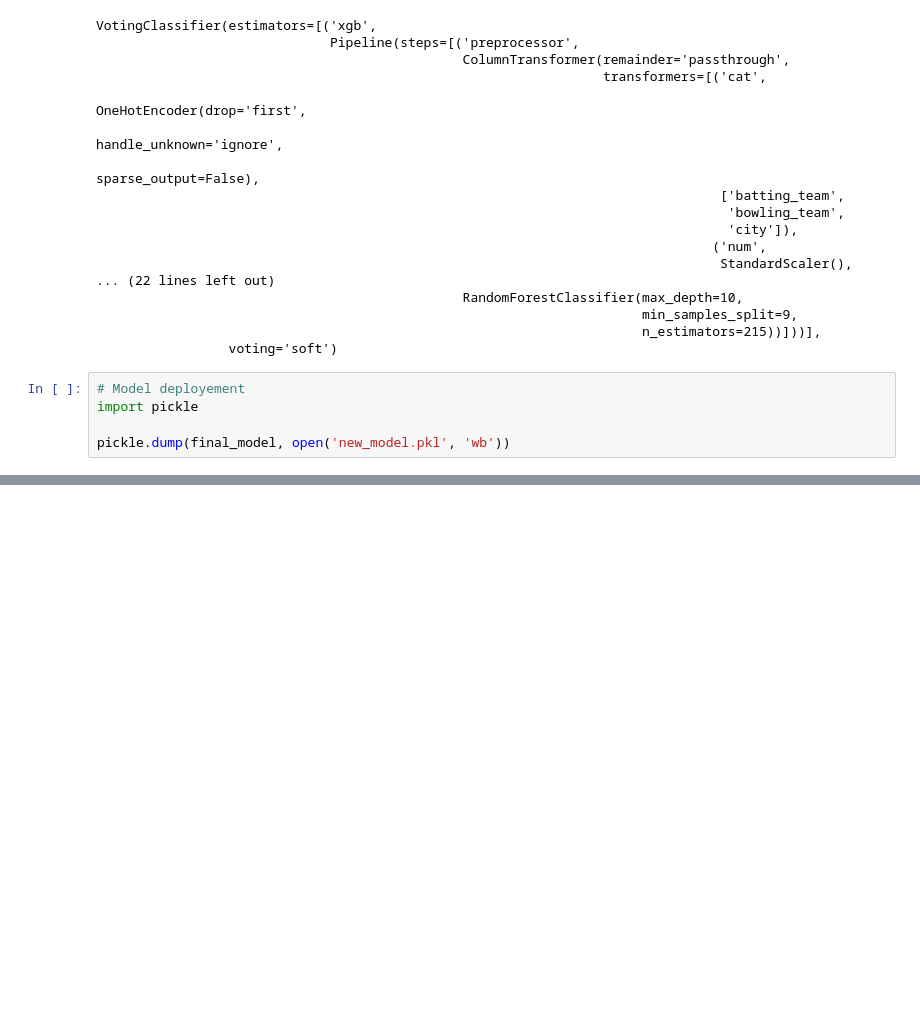
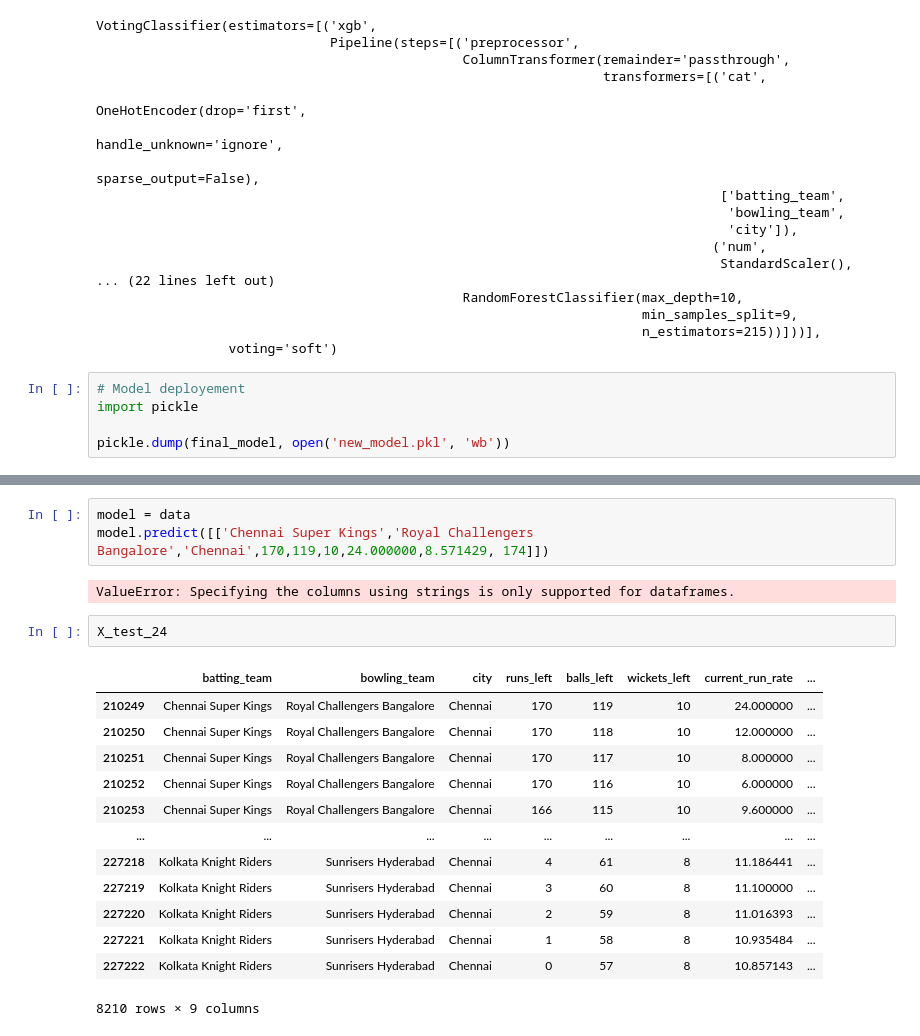
Before and after one commit to kaumil-mg/Code-Basics-Challenge, a Jupyter notebook: SteamLit Projects/IPL/ipl-data-analysis-2025-winner-prediction-model.ipynb, the cells around one changed output, grey strips where cells are left out. Saved outputs shown, nothing was run; the diff lists cells and outputs as text; blank space fills up the shorter version.

Commit message:
new files and training models

```diff
--- a/SteamLit Projects/IPL/ipl-data-analysis-2025-winner-prediction-model.ipynb
+++ b/SteamLit Projects/IPL/ipl-data-analysis-2025-winner-prediction-model.ipynb
@@ -1470,0 +1515,21 @@ pickle.dump(final_model, open('new_model.pkl', 'wb'))
+# %%
+model = data
+model.predict([['Chennai Super Kings','Royal Challengers Bangalore','Chennai',170,119,10,24.000000,8.571429, 174]])
+# %% [output]
+ValueError: Specifying the columns using strings is only supported for dataframes.
+# %%
+X_test_24
+# %% [output]
+|  | batting_team | bowling_team | city | runs_left | balls_left | wickets_left | current_run_rate | ... |
+| 210249 | Chennai Super Kings | Royal Challengers Bangalore | Chennai | 170 | 119 | 10 | 24.000000 | ... |
+| 210250 | Chennai Super Kings | Royal Challengers Bangalore | Chennai | 170 | 118 | 10 | 12.000000 | ... |
+| 210251 | Chennai Super Kings | Royal Challengers Bangalore | Chennai | 170 | 117 | 10 | 8.000000 | ... |
+| 210252 | Chennai Super Kings | Royal Challengers Bangalore | Chennai | 170 | 116 | 10 | 6.000000 | ... |
+| 210253 | Chennai Super Kings | Royal Challengers Bangalore | Chennai | 166 | 115 | 10 | 9.600000 | ... |
+| ... | ... | ... | ... | ... | ... | ... | ... | ... |
+| 227218 | Kolkata Knight Riders | Sunrisers Hyderabad | Chennai | 4 | 61 | 8 | 11.186441 | ... |
+| 227219 | Kolkata Knight Riders | Sunrisers Hyderabad | Chennai | 3 | 60 | 8 | 11.100000 | ... |
+| 227220 | Kolkata Knight Riders | Sunrisers Hyderabad | Chennai | 2 | 59 | 8 | 11.016393 | ... |
+| 227221 | Kolkata Knight Riders | Sunrisers Hyderabad | Chennai | 1 | 58 | 8 | 10.935484 | ... |
+| 227222 | Kolkata Knight Riders | Sunrisers Hyderabad | Chennai | 0 | 57 | 8 | 10.857143 | ... |
+8210 rows × 9 columns
```
Also changed, not shown: parts of 8 cells of this notebook, 2 other files.
